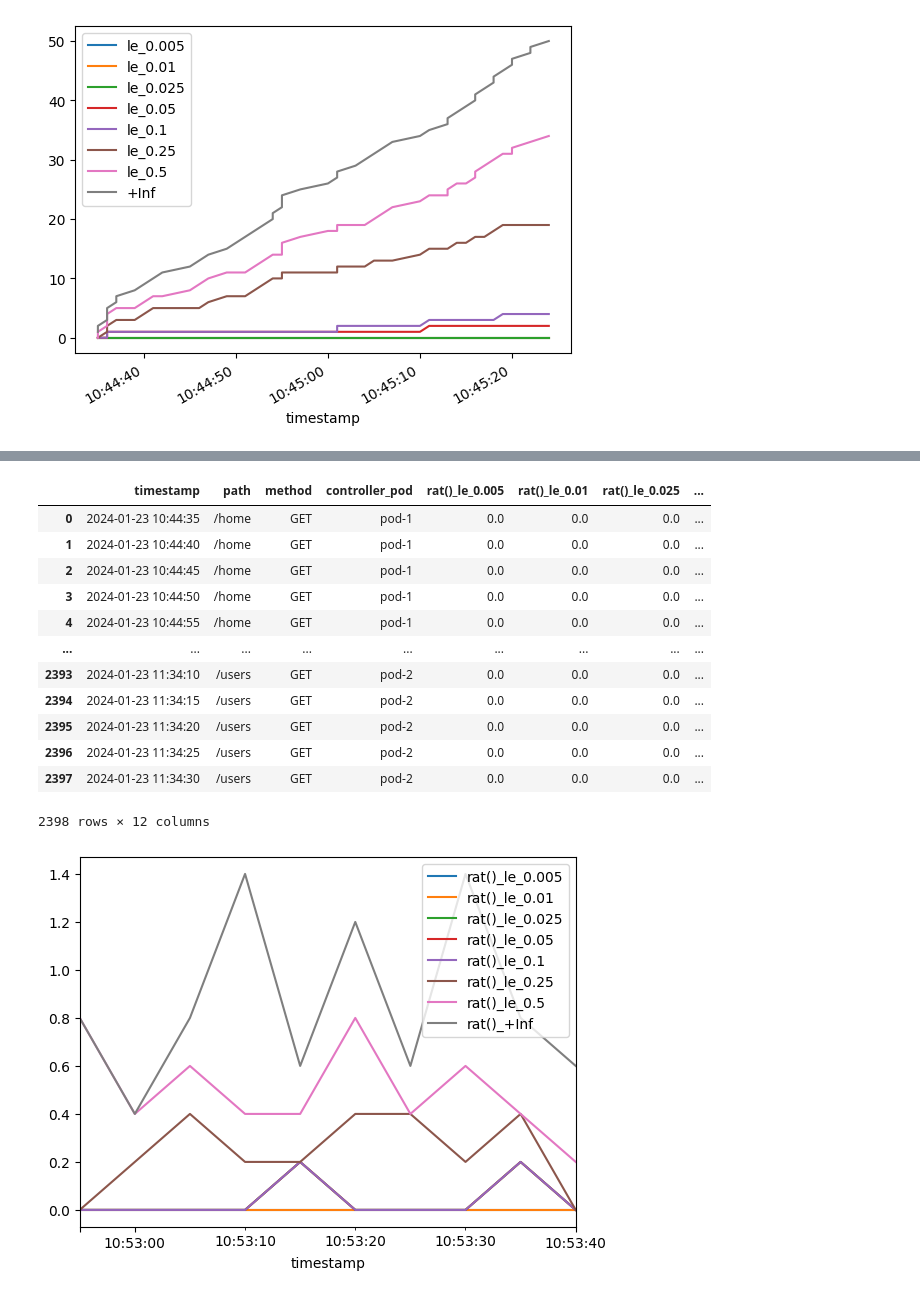
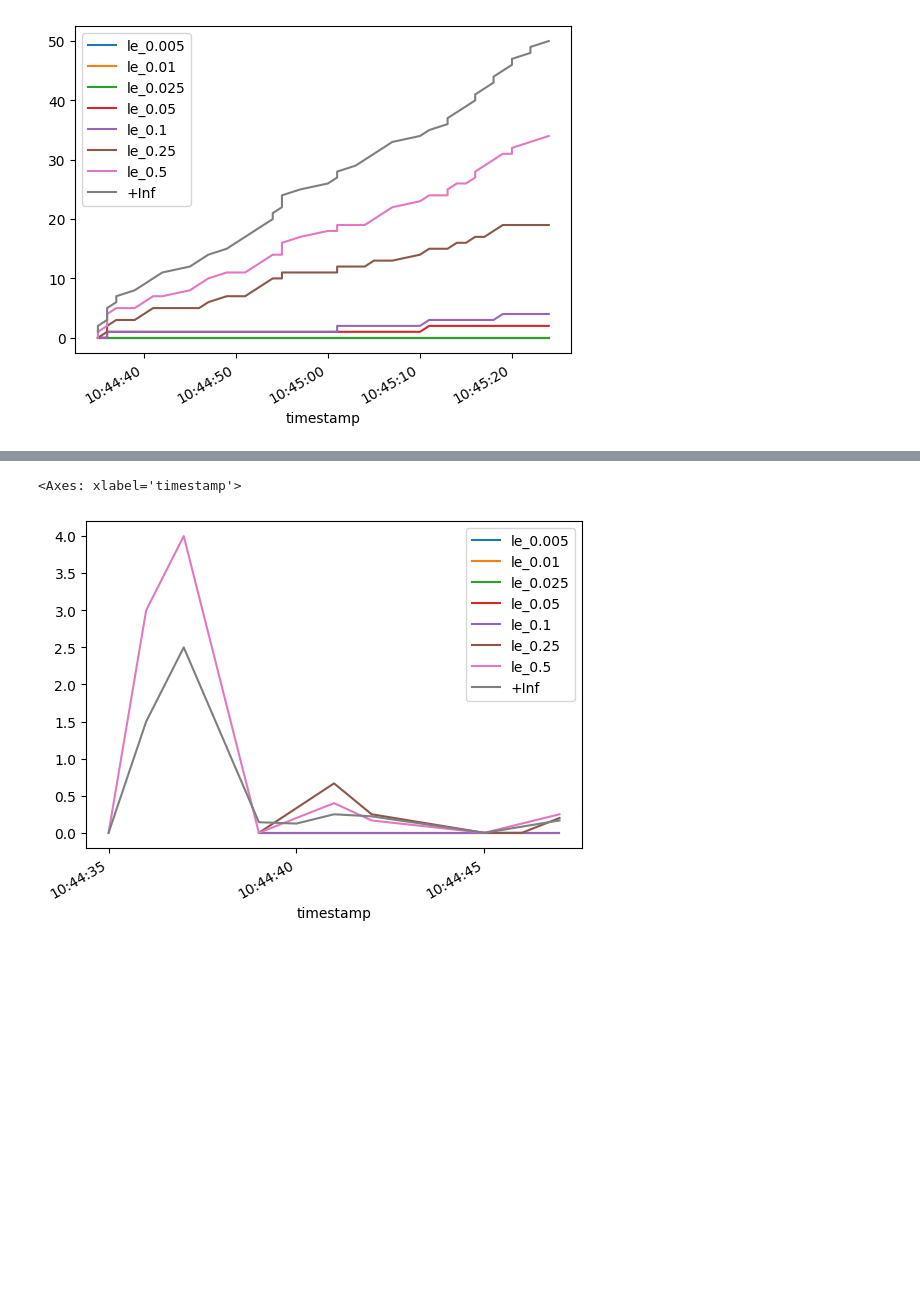
Before and after one commit to vuvietnguyenit/data_analystic, a Jupyter notebook: notebooks/calculate_latency_duration_time.ipynb, the cells around one changed output, grey strips where cells are left out. Cells and saved outputs as stored; diff of their text form; code cells hidden in the pictures; blank space fills up the shorter version.

Commit message:
calculate pct change

```diff
--- a/notebooks/calculate_latency_duration_time.ipynb
+++ b/notebooks/calculate_latency_duration_time.ipynb
@@ -250,31 +200,5 @@ df_value_incre
-# %%
-# Apply calculate rate()
-
-df_value_rate = pd.DataFrame()
-for bucket in columns_change.values():
-    df_value_rate['timestamp'] = raw_df_resample['timestamp']
-    df_value_rate['path'] = raw_df_resample['path']
-    df_value_rate['method'] = raw_df_resample['method']
-    df_value_rate['controller_pod'] = raw_df_resample['controller_pod']
-    df_value_rate[f'rat()_{bucket}'] = rate(
-        raw_df_resample[bucket]['first'],
-        raw_df_resample[bucket]['last'],
-        time_vector=TIME_VECTOR
-    )
-df_value_rate[100:110].plot(x="timestamp")
-df_value_rate
-# %% [output]
-|  | timestamp | path | method | controller_pod | rat()_le_0.005 | rat()_le_0.01 | rat()_le_0.025 | ... |
-| 0 | 2024-01-23 10:44:35 | /home | GET | pod-1 | 0.0 | 0.0 | 0.0 | ... |
-| 1 | 2024-01-23 10:44:40 | /home | GET | pod-1 | 0.0 | 0.0 | 0.0 | ... |
-| 2 | 2024-01-23 10:44:45 | /home | GET | pod-1 | 0.0 | 0.0 | 0.0 | ... |
-| 3 | 2024-01-23 10:44:50 | /home | GET | pod-1 | 0.0 | 0.0 | 0.0 | ... |
-| 4 | 2024-01-23 10:44:55 | /home | GET | pod-1 | 0.0 | 0.0 | 0.0 | ... |
-| ... | ... | ... | ... | ... | ... | ... | ... | ... |
-| 2393 | 2024-01-23 11:34:10 | /users | GET | pod-2 | 0.0 | 0.0 | 0.0 | ... |
-| 2394 | 2024-01-23 11:34:15 | /users | GET | pod-2 | 0.0 | 0.0 | 0.0 | ... |
-| 2395 | 2024-01-23 11:34:20 | /users | GET | pod-2 | 0.0 | 0.0 | 0.0 | ... |
-| 2396 | 2024-01-23 11:34:25 | /users | GET | pod-2 | 0.0 | 0.0 | 0.0 | ... |
-| 2397 | 2024-01-23 11:34:30 | /users | GET | pod-2 | 0.0 | 0.0 | 0.0 | ... |
-2398 rows × 12 columns
-[figure, removed]
+# %%
+raw_df_rolling[0:10].reset_index().plot(x="timestamp")
+# %% [output]
+<Axes: xlabel='timestamp'>
+[figure, added]
```
Also changed, not shown: parts of 8 cells of this notebook.
